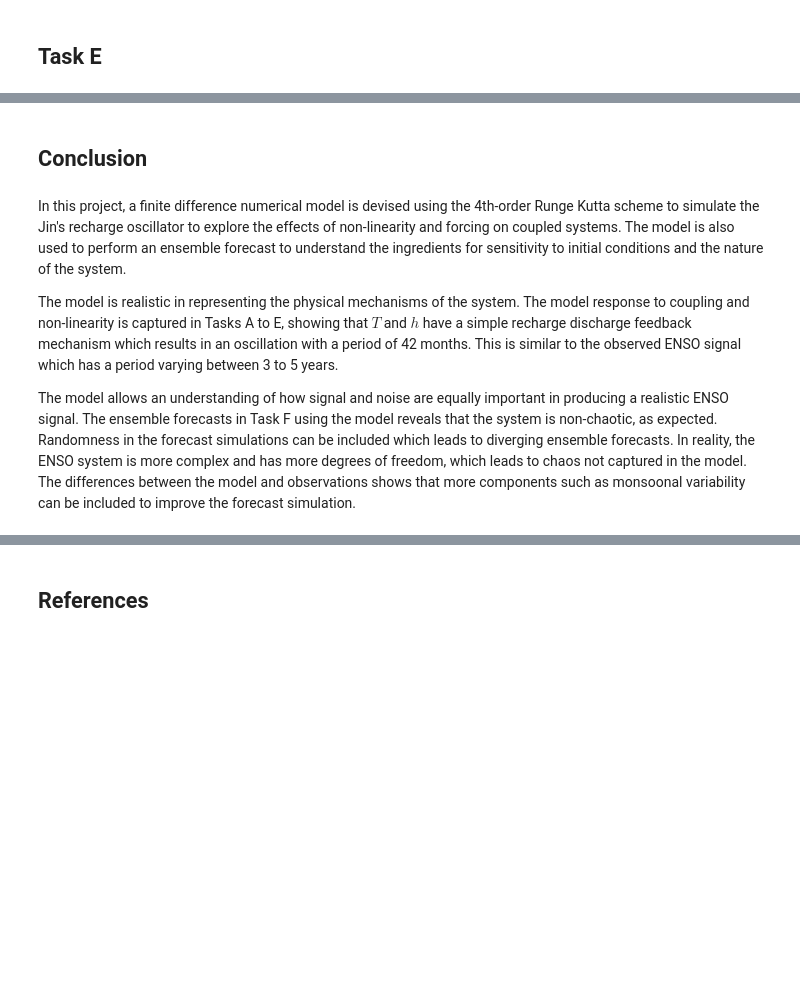
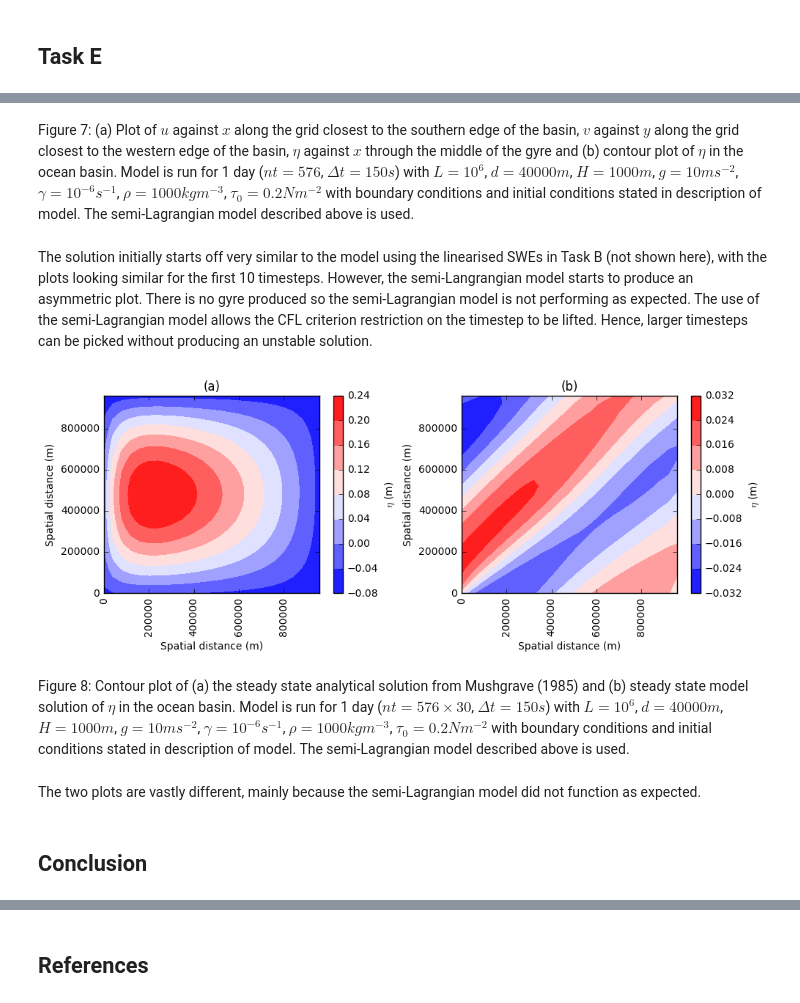
Before and after one commit to joshleeck/MTMW14, a Jupyter notebook: Project 2/Project 2.ipynb, the cells around one changed output, grey strips where cells are left out. Drawn from its saved outputs; the diff is of its cells as text; code cells hidden in the pictures; blank space fills up the shorter version.

```diff
--- a/Project 2/Project 2.ipynb
+++ b/Project 2/Project 2.ipynb
@@ -213,8 +259,14 @@ where the departure point () is calculated using the two stage midpoint method:
+# %% [markdown]
+Figure 7: (a) Plot of $u$ against $x$ along the grid closest to the southern edge of the basin, $v$ against $y$ along the grid closest to the western edge of the basin, $\eta$ against $x$ through the middle of the gyre and (b) contour plot of $\eta$ in the ocean basin. Model is run for 1 day ($nt = 576$, $\Delta t = 150s$) with $L = 10^6$, $d = 40000m$, $H = 1000m$, $g = 10 ms^{-2}$, $\gamma = 10^{-6}s^{-1}$, $\rho = 1000 kgm^{-3}$, $\tau_0 = 0.2 Nm^{-2}$ with boundary conditions and initial conditions stated in description of model. The semi-Lagrangian model described above is used.
+# %% [markdown]
+The solution initially starts off very similar to the model using the linearised SWEs in Task B (not shown here), with the plots looking similar for the first 10 timesteps. However, the semi-Langrangian model starts to produce an asymmetric plot. There is no gyre produced so the semi-Lagrangian model is not performing as expected. The use of the semi-Lagrangian model allows the CFL criterion restriction on the timestep to be lifted. Hence, larger timesteps can be picked without producing an unstable solution.
+# %%
+main.main2(TaskE2 = True)
+# %% [output]
+[figure, added]
+# %% [markdown]
+Figure 8: Contour plot of (a) the steady state analytical solution from Mushgrave (1985) and (b) steady state model solution of $\eta$ in the ocean basin. Model is run for 1 day ($nt = 576 \times 30$, $\Delta t = 150s$) with $L = 10^6$, $d = 40000m$, $H = 1000m$, $g = 10 ms^{-2}$, $\gamma = 10^{-6}s^{-1}$, $\rho = 1000 kgm^{-3}$, $\tau_0 = 0.2 Nm^{-2}$ with boundary conditions and initial conditions stated in description of model. The semi-Lagrangian model described above is used.
+# %% [markdown]
+The two plots are vastly different, mainly because the semi-Lagrangian model did not function as expected.
 # %% [markdown]
 ## Conclusion
-# %% [markdown]
-In this project, a finite difference numerical model is devised using the 4th-order Runge Kutta scheme to simulate the Jin's recharge oscillator to explore the effects of non-linearity and forcing on coupled systems. The model is also used to perform an ensemble forecast to understand the ingredients for sensitivity to initial conditions and the nature of the system.
-
-The model is realistic in representing the physical mechanisms of the system. The model response to coupling and non-linearity is captured in Tasks A to E, showing that $T$ and $h$ have a simple recharge discharge feedback mechanism which results in an oscillation with a period of 42 months. This is similar to the observed ENSO signal which has a period varying between 3 to 5 years.
-
-The model allows an understanding of how signal and noise are equally important in producing a realistic ENSO signal. The ensemble forecasts in Task F using the model reveals that the system is non-chaotic, as expected. Randomness in the forecast simulations can be included which leads to diverging ensemble forecasts. In reality, the ENSO system is more complex and has more degrees of freedom, which leads to chaos not captured in the model. The differences between the model and observations shows that more components such as monsoonal variability can be included to improve the forecast simulation.
```
Also changed, not shown: parts of 23 cells of this notebook, 13 other files.
